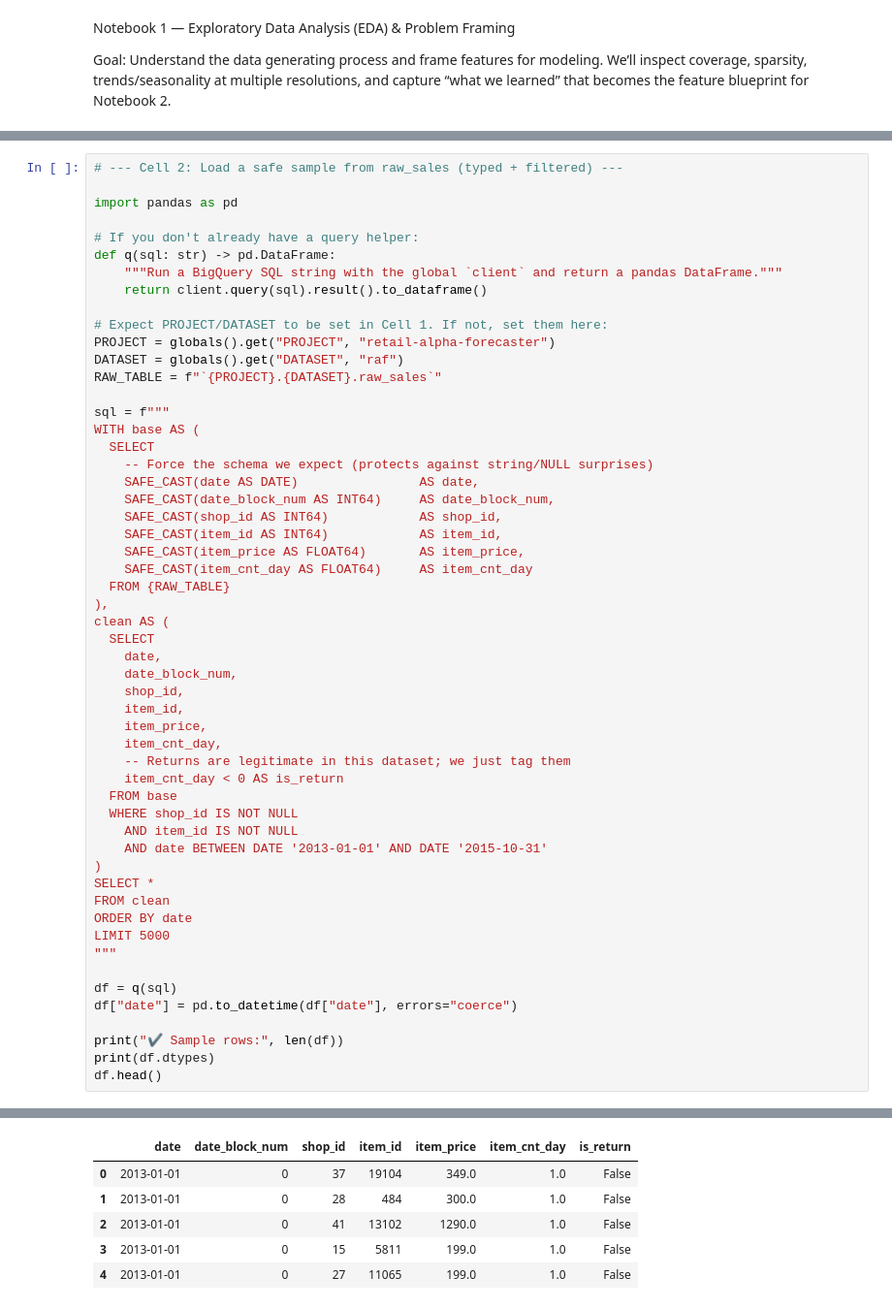
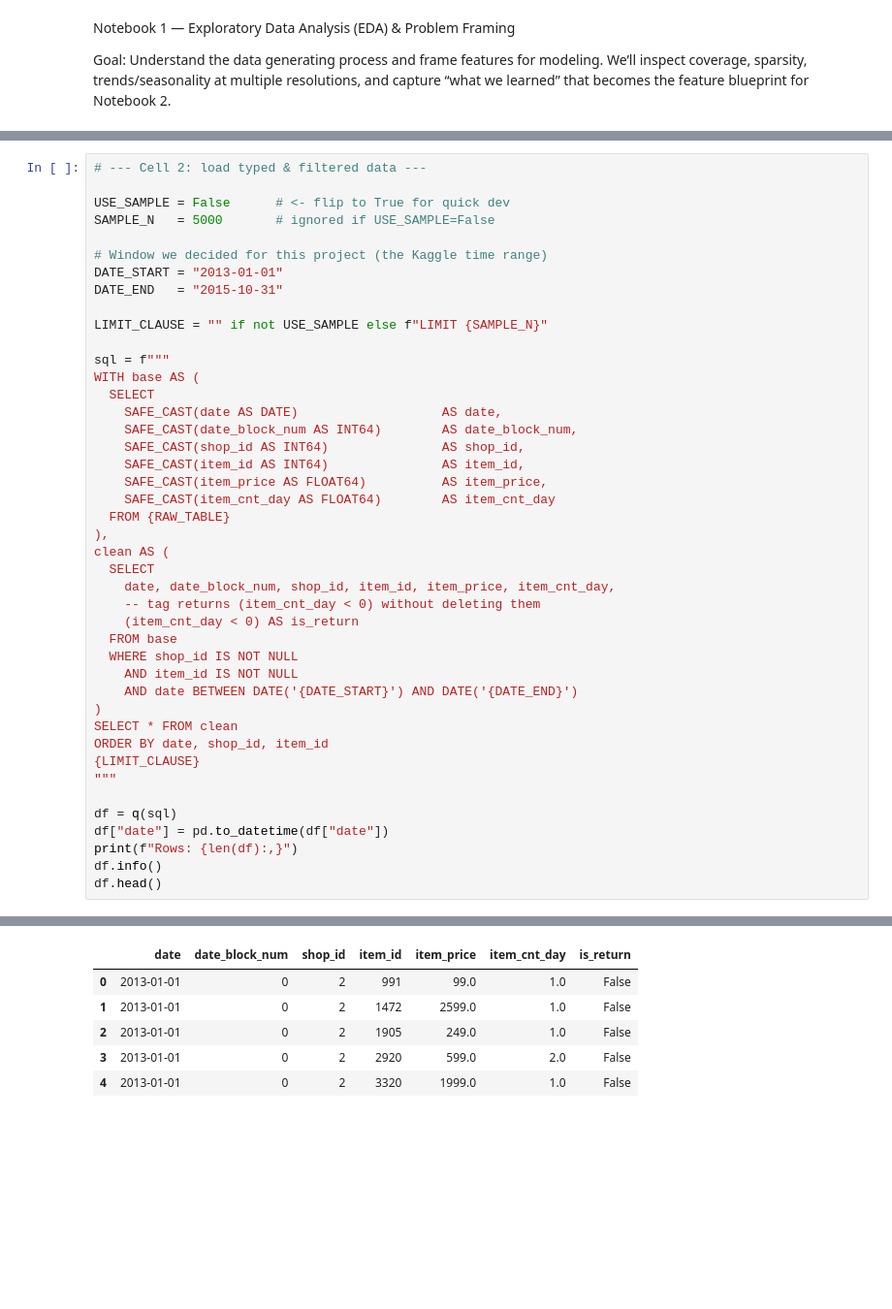
Before and after one commit to btheard3/retail-alpha-forecaster, a Jupyter notebook: notebooks/01_eda.ipynb, the cells around one changed output, grey strips where cells are left out. Shown at 97% size. Cells and saved outputs as stored; diff of their text form; blank space fills up the shorter version.

```diff
--- a/notebooks/01_eda.ipynb
+++ b/notebooks/01_eda.ipynb
@@ -41,57 +51,46 @@ def q(sql: str) -> pd.DataFrame:
 Python: /home/btheard/retail-alpha-forecaster/.venv/bin/python
 CWD   : /home/btheard/retail-alpha-forecaster/notebooks
 # %%
-# --- Cell 2: Load a safe sample from raw_sales (typed + filtered) ---
+# --- Cell 2: load typed & filtered data ---
 
-import pandas as pd
+USE_SAMPLE = False      # <- flip to True for quick dev
+SAMPLE_N   = 5000       # ignored if USE_SAMPLE=False
 
-# If you don't already have a query helper:
-def q(sql: str) -> pd.DataFrame:
-    """Run a BigQuery SQL string with the global `client` and return a pandas DataFrame."""
-    return client.query(sql).result().to_dataframe()
+# Window we decided for this project (the Kaggle time range)
+DATE_START = "2013-01-01"
+DATE_END   = "2015-10-31"
 
-# Expect PROJECT/DATASET to be set in Cell 1. If not, set them here:
-PROJECT = globals().get("PROJECT", "retail-alpha-forecaster")
-DATASET = globals().get("DATASET", "raf")
-RAW_TABLE = f"`{PROJECT}.{DATASET}.raw_sales`"
+LIMIT_CLAUSE = "" if not USE_SAMPLE else f"LIMIT {SAMPLE_N}"
 
 sql = f"""
 WITH base AS (
   SELECT
-    -- Force the schema we expect (protects against string/NULL surprises)
-    SAFE_CAST(date AS DATE)                AS date,
-    SAFE_CAST(date_block_num AS INT64)     AS date_block_num,
-    SAFE_CAST(shop_id AS INT64)            AS shop_id,
-    SAFE_CAST(item_id AS INT64)            AS item_id,
-    SAFE_CAST(item_price AS FLOAT64)       AS item_price,
-    SAFE_CAST(item_cnt_day AS FLOAT64)     AS item_cnt_day
+    SAFE_CAST(date AS DATE)                   AS date,
+    SAFE_CAST(date_block_num AS INT64)        AS date_block_num,
+    SAFE_CAST(shop_id AS INT64)               AS shop_id,
+    SAFE_CAST(item_id AS INT64)               AS item_id,
+    SAFE_CAST(item_price AS FLOAT64)          AS item_price,
+    SAFE_CAST(item_cnt_day AS FLOAT64)        AS item_cnt_day
   FROM {RAW_TABLE}
 ),
 clean AS (
   SELECT
-    date,
-    date_block_num,
-    shop_id,
-    item_id,
-    item_price,
-    item_cnt_day,
-    -- Returns are legitimate in this dataset; we just tag them
-    item_cnt_day < 0 AS is_return
+    date, date_block_num, shop_id, item_id, item_price, item_cnt_day,
+    -- tag returns (item_cnt_day < 0) without deleting them
+    (item_cnt_day < 0) AS is_return
   FROM base
   WHERE shop_id IS NOT NULL
     AND item_id IS NOT NULL
-    AND date BETWEEN DATE '2013-01-01' AND DATE '2015-10-31'
+    AND date BETWEEN DATE('{DATE_START}') AND DATE('{DATE_END}')
 )
-SELECT *
-FROM clean
-ORDER BY date
-LIMIT 5000
+SELECT * FROM clean
+ORDER BY date, shop_id, item_id
+{LIMIT_CLAUSE}
 """
 
 df = q(sql)
-df["date"] = pd.to_datetime(df["date"], errors="coerce")
-
-print("✔ Sample rows:", len(df))
-print(df.dtypes)
+df["date"] = pd.to_datetime(df["date"])
+print(f"Rows: {len(df):,}")
+df.info()
 df.head()
 # %% [output]
@@ -107,7 +112,7 @@ dtype: object
 |  | date | date_block_num | shop_id | item_id | item_price | item_cnt_day | is_return |
-| 0 | 2013-01-01 | 0 | 37 | 19104 | 349.0 | 1.0 | False |
-| 1 | 2013-01-01 | 0 | 28 | 484 | 300.0 | 1.0 | False |
-| 2 | 2013-01-01 | 0 | 41 | 13102 | 1290.0 | 1.0 | False |
-| 3 | 2013-01-01 | 0 | 15 | 5811 | 199.0 | 1.0 | False |
-| 4 | 2013-01-01 | 0 | 27 | 11065 | 199.0 | 1.0 | False |
+| 0 | 2013-01-01 | 0 | 2 | 991 | 99.0 | 1.0 | False |
+| 1 | 2013-01-01 | 0 | 2 | 1472 | 2599.0 | 1.0 | False |
+| 2 | 2013-01-01 | 0 | 2 | 1905 | 249.0 | 1.0 | False |
+| 3 | 2013-01-01 | 0 | 2 | 2920 | 599.0 | 2.0 | False |
+| 4 | 2013-01-01 | 0 | 2 | 3320 | 1999.0 | 1.0 | False |
 # %%
```
Also changed, not shown: parts of 10 cells of this notebook, 2 other files.
